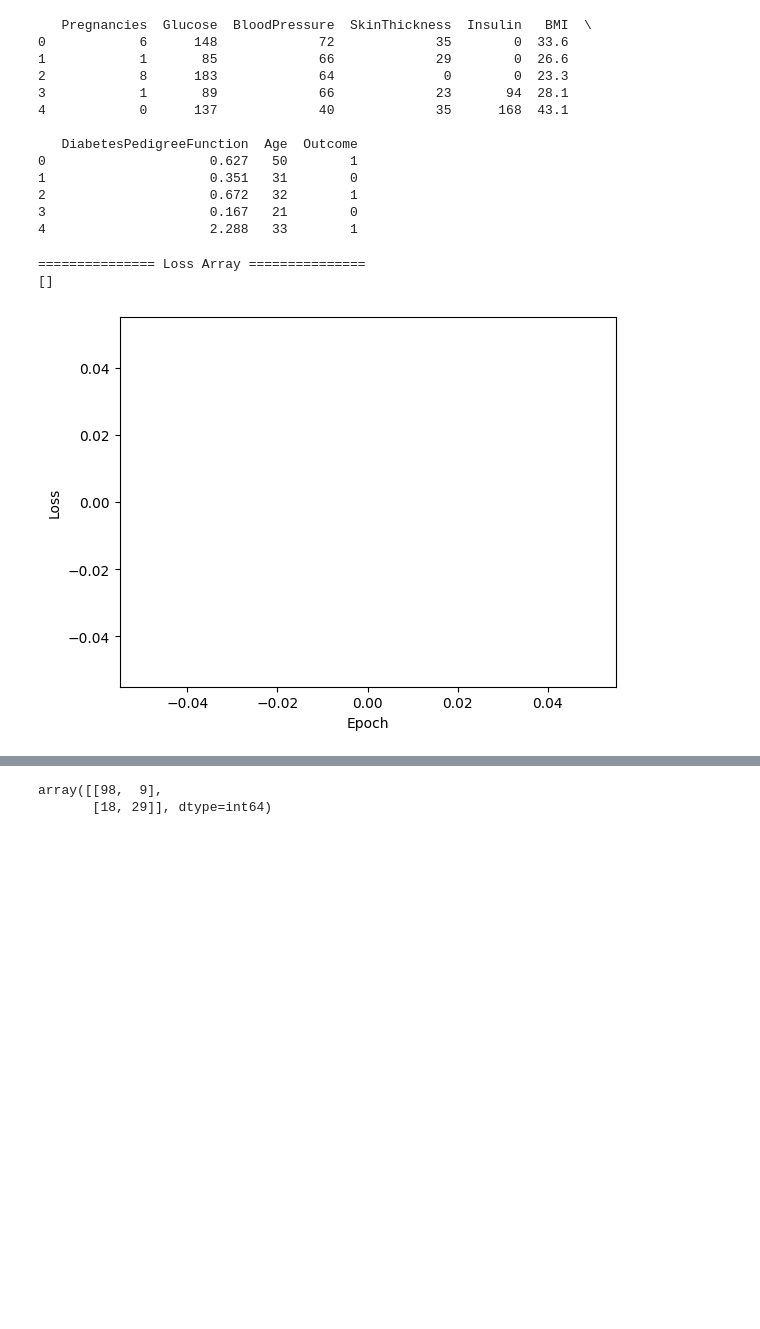
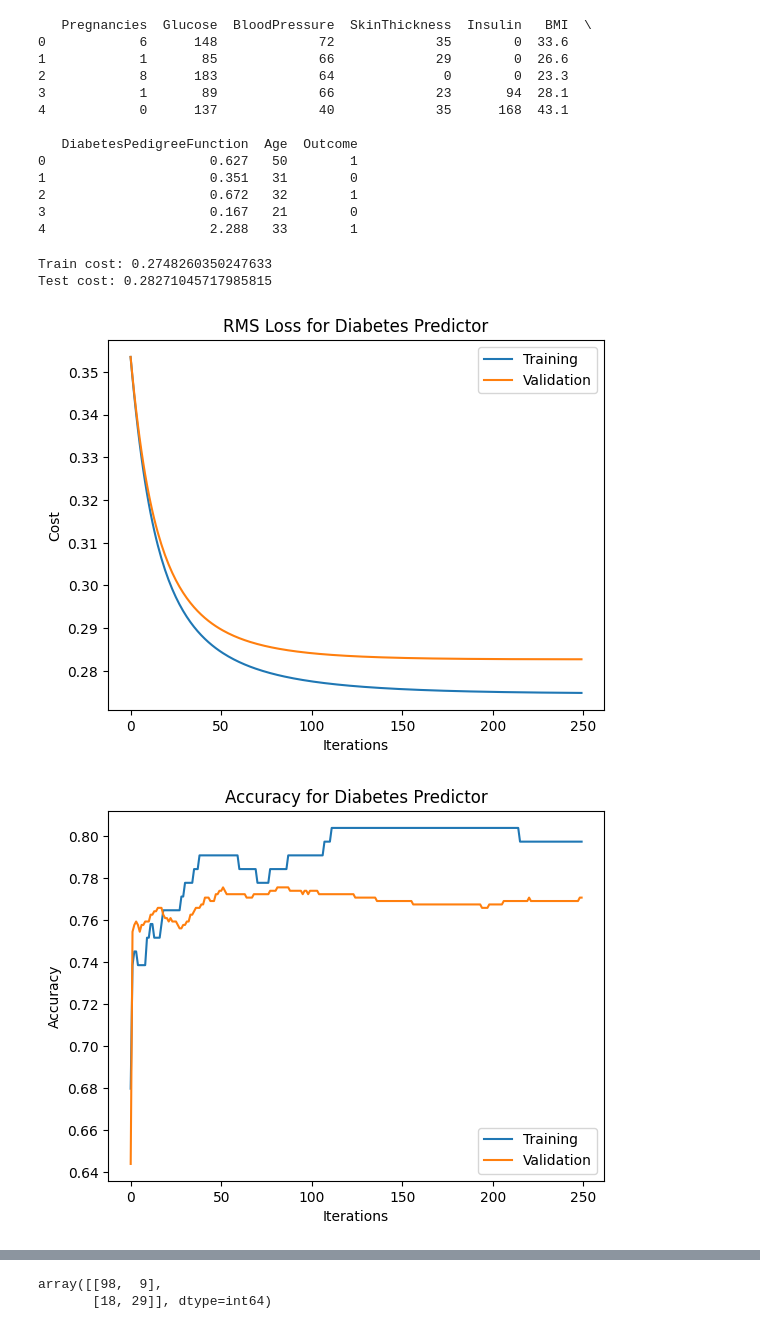
Before and after one commit to jaskinkabir/Intro_ML, a Jupyter notebook: HM3/hm3.ipynb, the cells around one changed output, grey strips where cells are left out. Cells and saved outputs as stored; diff of their text form; code cells hidden in the pictures; blank space fills up the shorter version.

Commit message:
The model kind of works but it sucks

```diff
--- a/HM3/hm3.ipynb
+++ b/HM3/hm3.ipynb
@@ -86,17 +52,0 @@ class DisplayLossCurve(object):
-# %%
-from sklearn.linear_model import LogisticRegression
-from sklearn import metrics
-
-iters = 75
-loss_hist = np.zeros(iters)
-accuracy_hist = np.zeros(iters)
-with DisplayLossCurve(print_loss=True):
-    model = LogisticRegression(max_iter=iters)
-    model.fit(X_train, Y_train)
-    Y_pred = model.predict(X_test)
-    loss_hist = model.loss_curve_
-    accuracy_hist = metrics.accuracy_score(Y_test, Y_pred)
-# %% [output]
-=============== Loss Array ===============
-[]
-[figure, removed]
@@ -102,0 +119,12 @@ with DisplayLossCurve(print_loss=True):
+# %%
+model = LogisticRegression(X_data, Y_data, scaler)
+model.train(lmbda=0.0, alpha=0.1, epochs=250)
+print(f"Train cost: {model.training_history[-1]}")
+print(f"Test cost: {model.test_history[-1]}")
+model.plot_cost('RMS Loss for Diabetes Predictor')
+model.plot_accuracy('Accuracy for Diabetes Predictor')
+# %% [output]
+Train cost: 0.2748260350247633
+Test cost: 0.28271045717985815
+[figure, added]
+[figure, added]
```
Also changed, not shown: parts of 6 cells of this notebook.
